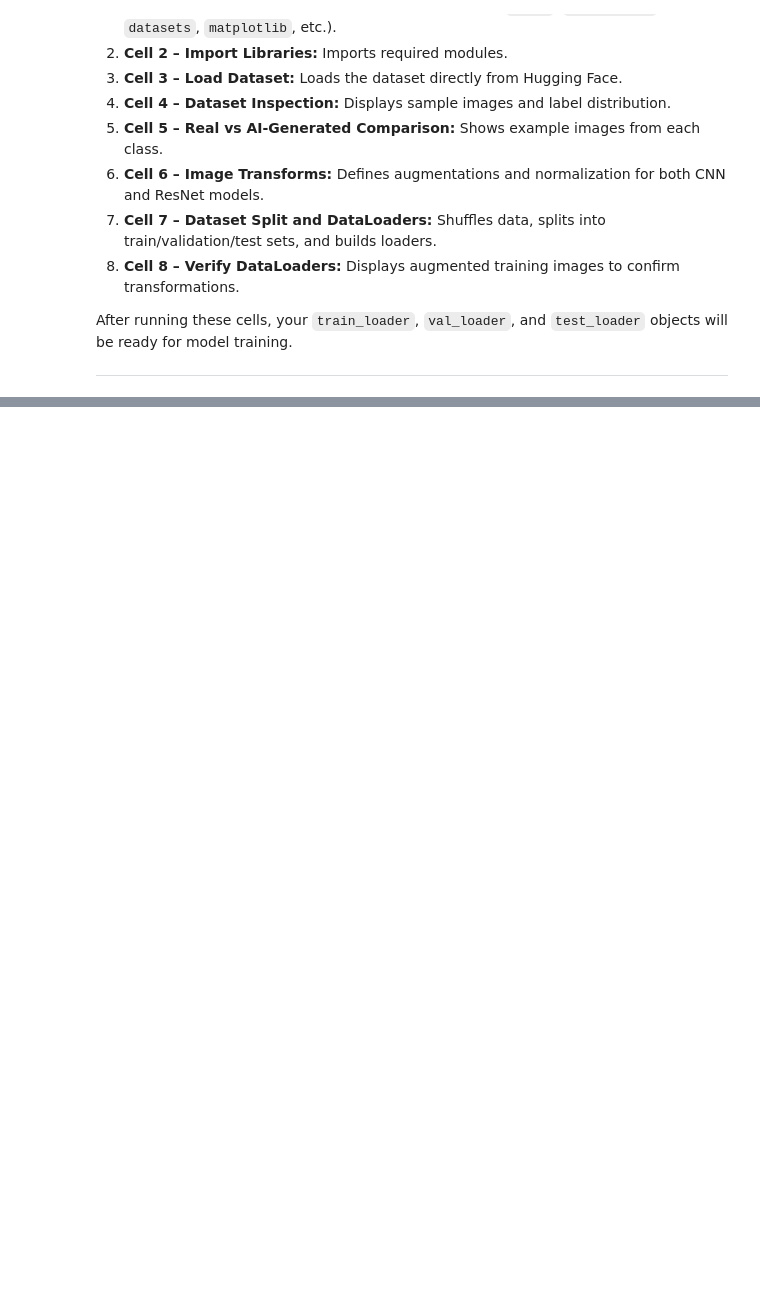
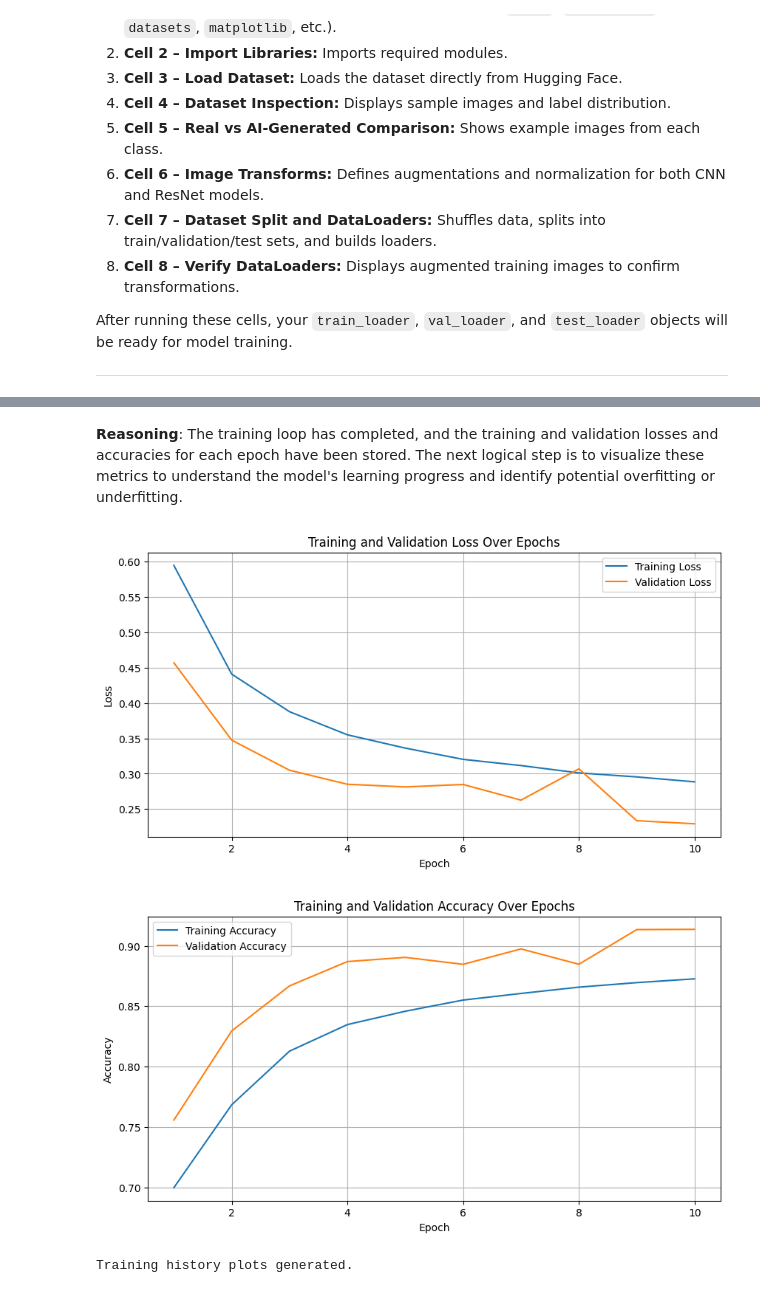
Before and after one commit to marstonsward/AAI-521-Computer-Vision-Image-Classification-Project, a Jupyter notebook: 01_data_preparation_clean.ipynb, the cells around one changed output, grey strips where cells are left out. Drawn from its saved outputs; the diff is of its cells as text; code cells hidden in the pictures; blank space fills up the shorter version.

```diff
--- a/01_data_preparation_clean.ipynb
+++ b/01_data_preparation_clean.ipynb
@@ -332,0 +534,33 @@ After running these cells, your `train_loader`, `val_loader`, and `test_loader`
+# %% [markdown]
+**Reasoning**:
+The training loop has completed, and the training and validation losses and accuracies for each epoch have been stored. The next logical step is to visualize these metrics to understand the model's learning progress and identify potential overfitting or underfitting.
+# %%
+import matplotlib.pyplot as plt
+
+# Plotting training and validation loss
+plt.figure(figsize=(10, 5))
+plt.plot(range(1, num_epochs + 1), train_losses, label='Training Loss')
+plt.plot(range(1, num_epochs + 1), val_losses, label='Validation Loss')
+plt.title('Training and Validation Loss Over Epochs')
+plt.xlabel('Epoch')
+plt.ylabel('Loss')
+plt.legend()
+plt.grid(True)
+plt.show()
+
+# Plotting training and validation accuracy
+plt.figure(figsize=(10, 5))
+plt.plot(range(1, num_epochs + 1), train_accuracies, label='Training Accuracy')
+plt.plot(range(1, num_epochs + 1), val_accuracies, label='Validation Accuracy')
+plt.title('Training and Validation Accuracy Over Epochs')
+plt.xlabel('Epoch')
+plt.ylabel('Accuracy')
+plt.legend()
+plt.grid(True)
+plt.show()
+
+print("Training history plots generated.")
+# %% [output]
+[figure, added]
+[figure, added]
+Training history plots generated.
```
Also changed, not shown: parts of 25 cells of this notebook.
